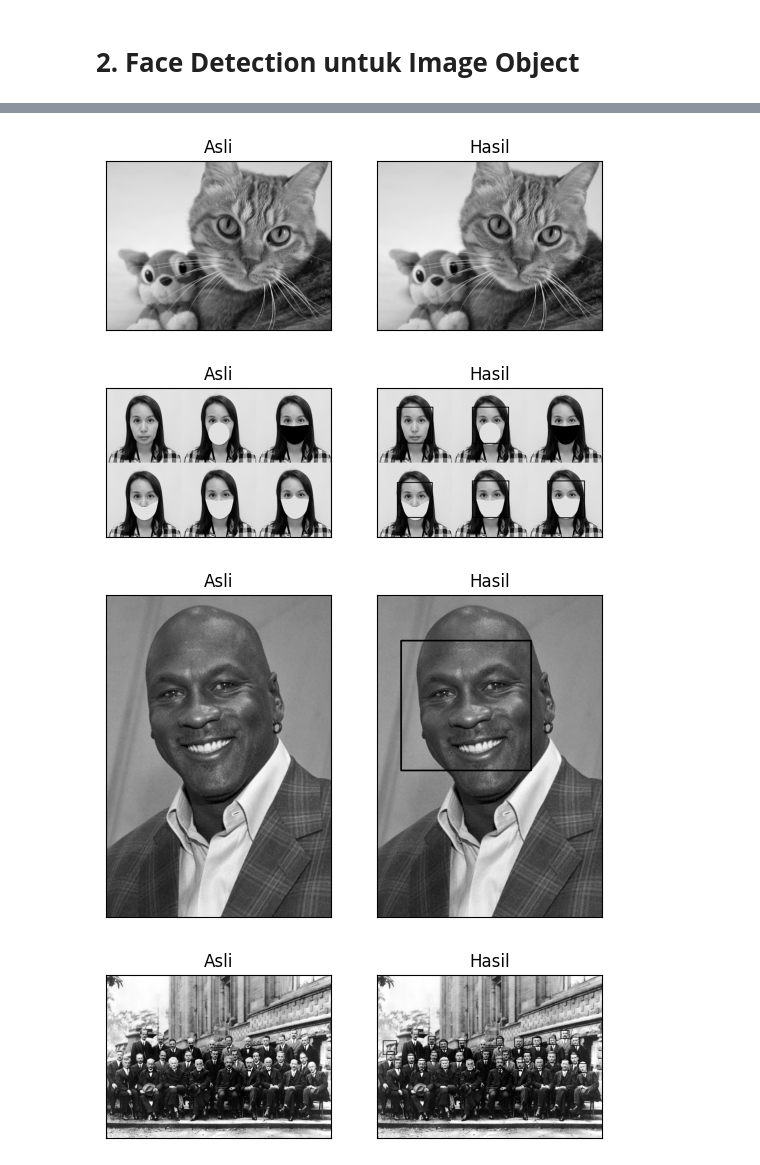
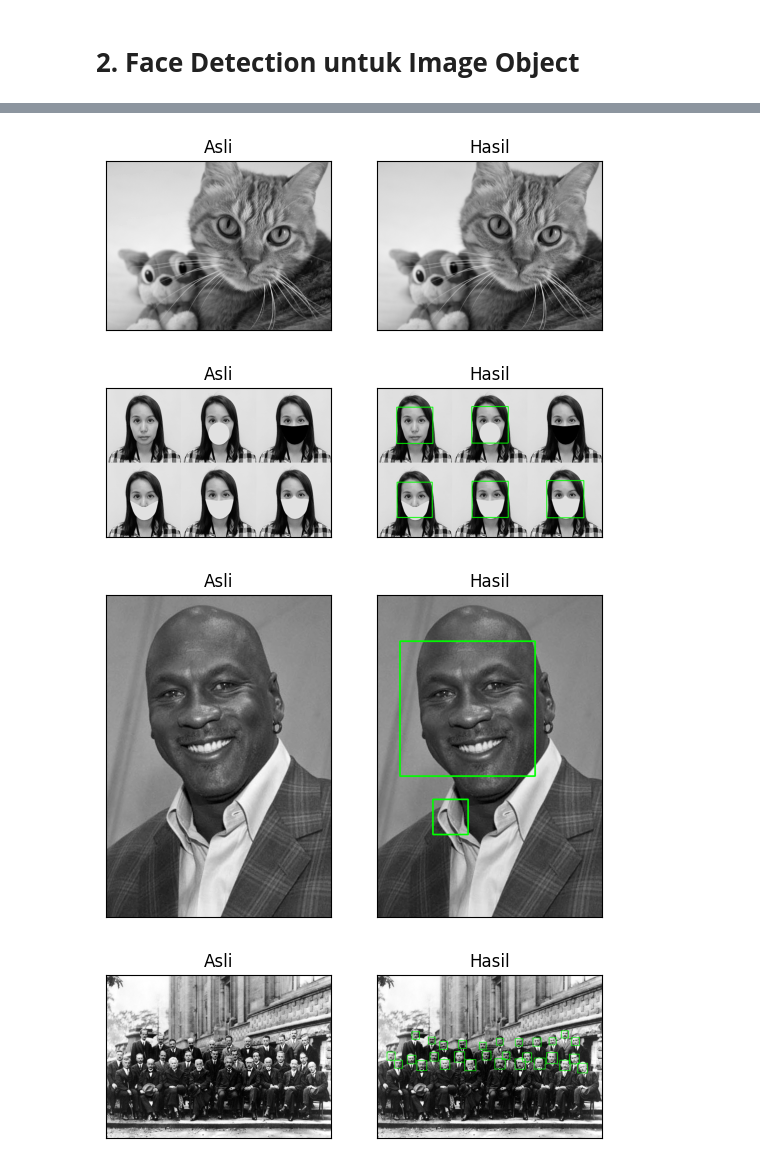
Before and after one commit to masfudindc/PCVK, a Jupyter notebook: Week12/Week12.ipynb, the cells around one changed output, grey strips where cells are left out. Saved outputs shown, nothing was run; the diff lists cells and outputs as text; code cells hidden in the pictures.

```diff
--- a/Week12/Week12.ipynb
+++ b/Week12/Week12.ipynb
@@ -70,6 +70,8 @@ face_cascade = cv2.CascadeClassifier('/content/drive/MyDrive/PCVK/Week12/Face De
 # %%
 # Load the image
 jokowiw = cv2.imread('/content/drive/MyDrive/PCVK/Week12/Face Detection/jokowi.jpg', 0)
+
+jokowiw = cv2.cvtColor(jokowiw, cv2.COLOR_GRAY2RGB)
 
 # Detect faces
 faces = face_cascade.detectMultiScale(jokowiw, scaleFactor=1.1, minNeighbors=4)
@@ -91,12 +93,14 @@ plt.show()
 # Load the image
 kartiniw = cv2.imread('/content/drive/MyDrive/PCVK/Week12/Face Detection/kartini.jpg', 0)
 
+kartiniw = cv2.cvtColor(kartiniw, cv2.COLOR_GRAY2RGB)
+
 # Detect faces
 faces = face_cascade.detectMultiScale(kartiniw, scaleFactor=1.1, minNeighbors=4)
 
 # Draw rectangle around the faces
 for (x, y, w, h) in faces:
-    cv2.rectangle(kartiniw, (x, y), (x+w, y+h), (0, 0, 255), 2)
+    cv2.rectangle(kartiniw, (x, y), (x+w, y+h), (0, 255, 0), 2)
 
 # Display the output
 plt.subplot(121), plt.imshow(kartini, cmap='gray')
@@ -111,12 +115,14 @@ plt.show()
 # Load the image
 kucing2w = cv2.imread('/content/drive/MyDrive/PCVK/Week12/Face Detection/kucing2.jpg', 0)
 
+kucing2w = cv2.cvtColor(kucing2w, cv2.COLOR_GRAY2RGB)
+
 # Detect faces
 faces = face_cascade.detectMultiScale(kucing2w, scaleFactor=1.1, minNeighbors=4)
 
 # Draw rectangle around the faces
 for (x, y, w, h) in faces:
-    cv2.rectangle(kucing2w, (x, y), (x+w, y+h), (0, 0, 255), 2)
+    cv2.rectangle(kucing2w, (x, y), (x+w, y+h), (0, 255, 0), 2)
 
 # Display the output
 plt.subplot(121), plt.imshow(kucing2, cmap='gray')
@@ -131,12 +137,14 @@ plt.show()
 # Load the image
 maskw = cv2.imread('/content/drive/MyDrive/PCVK/Week12/Face Detection/mask.png', 0)
 
+maskw = cv2.cvtColor(maskw, cv2.COLOR_GRAY2RGB)
+
 # Detect faces
 faces = face_cascade.detectMultiScale(maskw, scaleFactor=1.1, minNeighbors=4)
 
 # Draw rectangle around the faces
 for (x, y, w, h) in faces:
-    cv2.rectangle(maskw, (x, y), (x+w, y+h), (0, 0, 255), 2)
+    cv2.rectangle(maskw, (x, y), (x+w, y+h), (0, 255, 0), 2)
 
 # Display the output
 plt.subplot(121), plt.imshow(mask, cmap='gray')
@@ -151,12 +159,14 @@ plt.show()
 # Load the image
 mjordanw = cv2.imread('/content/drive/MyDrive/PCVK/Week12/Face Detection/mjordan.jpg', 0)
 
+mjordanw = cv2.cvtColor(mjordanw, cv2.COLOR_GRAY2RGB)
+
 # Detect faces
 faces = face_cascade.detectMultiScale(mjordanw, scaleFactor=1.1, minNeighbors=4)
 
 # Draw rectangle around the faces
 for (x, y, w, h) in faces:
-    cv2.rectangle(mjordanw, (x, y), (x+w, y+h), (0, 0, 255), 2)
+    cv2.rectangle(mjordanw, (x, y), (x+w, y+h), (0, 255, 0), 2)
 
 # Display the output
 plt.subplot(121), plt.imshow(mjordan, cmap='gray')
@@ -171,12 +181,14 @@ plt.show()
 # Load the image
 solvayconfw = cv2.imread('/content/drive/MyDrive/PCVK/Week12/Face Detection/solvayconf.jpg', 0)
 
+solvayconfw = cv2.cvtColor(solvayconfw, cv2.COLOR_GRAY2RGB)
+
 # Detect faces
 faces = face_cascade.detectMultiScale(solvayconfw, scaleFactor=1.1, minNeighbors=4)
 
 # Draw rectangle around the faces
 for (x, y, w, h) in faces:
-    cv2.rectangle(solvayconfw, (x, y), (x+w, y+h), (0, 0, 255), 2)
+    cv2.rectangle(solvayconfw, (x, y), (x+w, y+h), (0, 255, 0), 2)
 
 # Display the output
 plt.subplot(121), plt.imshow(solvayconf, cmap='gray')
@@ -191,4 +203,4 @@ plt.show()
 [figure]
-[figure, old version]
+[figure, new version]
-[figure, old version]
+[figure, new version]
-[figure, old version]
+[figure, new version]
```
Also changed, not shown: parts of 4 cells of this notebook.
